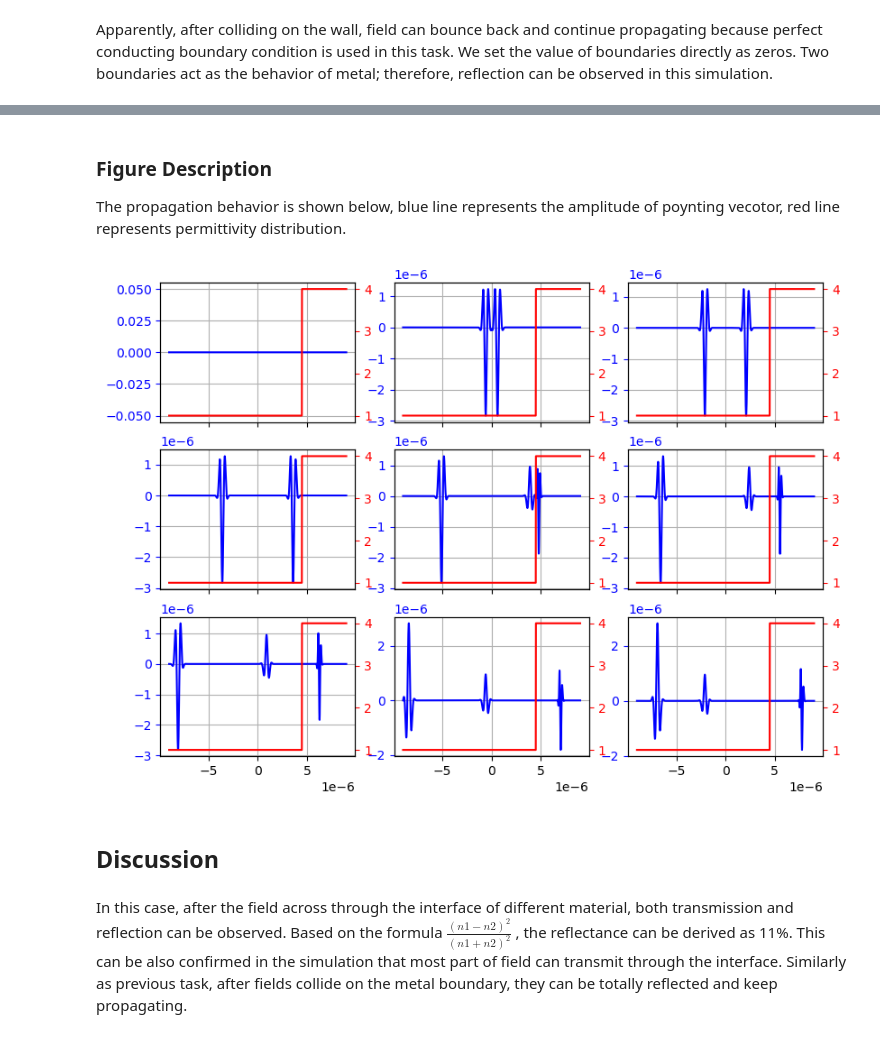
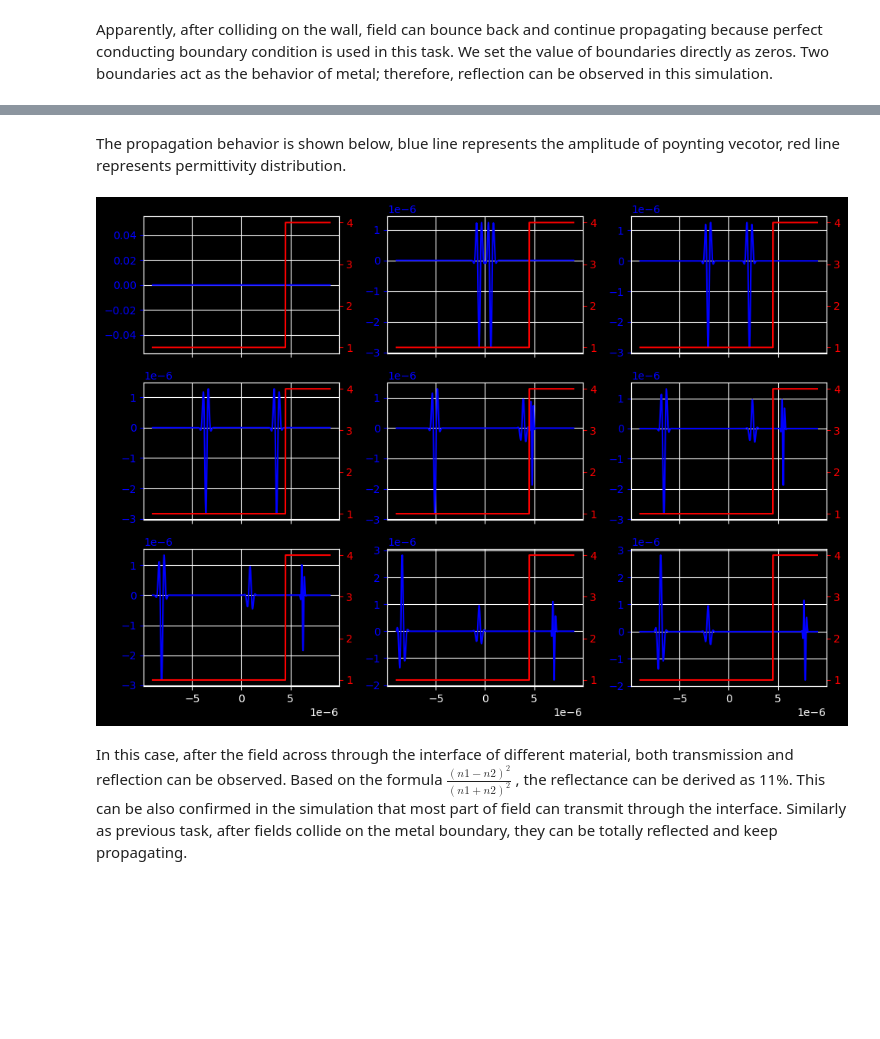
Before and after one commit to jianyangwu1996/CPho, a Jupyter notebook: homework3/Homework_3_report_group_3.ipynb, the cells around one changed output, grey strips where cells are left out. Drawn from its saved outputs; the diff is of its cells as text; code cells hidden in the pictures; blank space fills up the shorter version.

```diff
--- a/homework3/Homework_3_report_group_3.ipynb
+++ b/homework3/Homework_3_report_group_3.ipynb
@@ -102 +17,5 @@ def fdtd_1d(eps_rel, dx, time_span, source_frequency, source_position,
+# %%
+background_dark = True
+if background_dark:
+    plt.style.use('dark_background')
 # %% [markdown]
@@ -149,7 +60,7 @@ fig, ax = plt.subplots(3,3,sharex= True, figsize=(10,10))
 ax = ax.flat
 
 for i in range(9):
-    ax[i].plot(x, Ez[230*i, :] ,'b-', label='E in [a.u.]')
+    ax[i].plot(x, Ez[230*i, :].real, label='E in [a.u.]')
     ax[i].grid()
-    ax[i].tick_params('y', colors='b') # style of line
+    ax[i].tick_params('y') # style of line
 # %% [output]
@@ -178,24 +85,22 @@ plt.show()
 # %%
 Ez, Hy, x, t=fdtd_1d(eps_rel, dx, time_span, source_frequency, source_position, source_pulse_length)
 # %% [markdown]
-### Figure Description
 The propagation behavior is shown below, blue line represents the amplitude of poynting vecotor, red line represents permittivity distribution.
 # %%
 # %% create representative figures of the results %%%%%%%%%%%%%%%%%%%%%%%%%%%%%
 fig, ax = plt.subplots(3,3,sharex= True, figsize=(10,7))
 ax = ax.flat
 
 for i in range(9):
-    ax[i].plot(x, Ez[200*i, :] ,'b-', label='E in [a.u.]')
+    ax[i].plot(x, Ez[200*i, :].real, 'b-', label='E in [a.u.]')
     ax[i].grid()
     ax[i].tick_params('y', colors='b') # style of line
 
     ax2 = ax[i].twinx()
     ax2.plot(x, eps_rel, 'r-',label='permittivity')
     ax2.tick_params('y', colors='r')
+plt.tight_layout()
 # %% [output]
-[figure, old version]
+[figure, new version]
-# %% [markdown]
-## Discussion
 # %% [markdown]
 In this case, after the field across through the interface of different material, both transmission and reflection can be observed. Based on the formula $ \frac{(n1-n2)^2}{(n1+n2)^2} $ , the reflectance can be derived as 11%.  This can be also confirmed in the simulation that most part of field can transmit through the interface.  Similarly as previous task, after fields collide on the metal boundary, they can be totally reflected and keep propagating.
```
Also changed, not shown: parts of 46 cells of this notebook, 3 other files.
